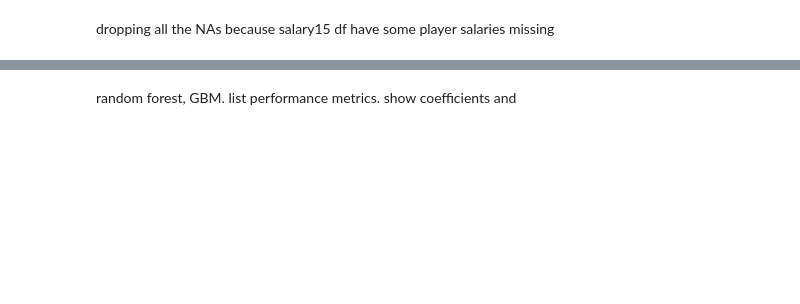
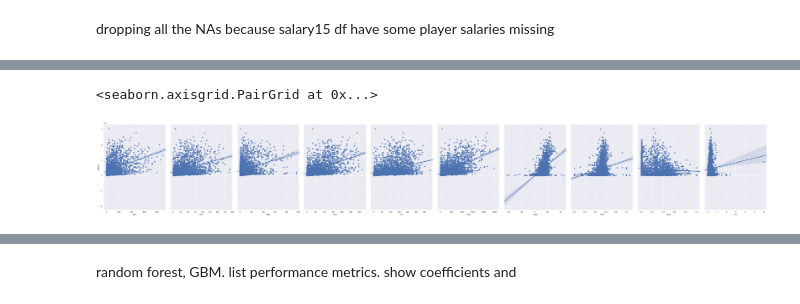
Before and after one commit to jingyu120/nba_capstone, a Jupyter notebook: nba capstone 3.ipynb, the cells around one changed output, grey strips where cells are left out. Cells and saved outputs as stored; diff of their text form; code cells hidden in the pictures; blank space fills up the shorter version.

```diff
--- a/nba capstone 3.ipynb
+++ b/nba capstone 3.ipynb
@@ -397,0 +456,5 @@ print (scores.mean())
+# %%
+sns.pairplot(m1, x_vars=['AST', 'STL', 'BLK', 'TOV', 'PF', 'PTS', 'PER', 'TS%', '3PAr', 'FTr'], y_vars='Salary', size=7, aspect=0.7, kind='reg')
+# %% [output]
+<seaborn.axisgrid.PairGrid at 0x...>
+[figure, added]
```
Also changed, not shown: parts of 151 cells of this notebook.
